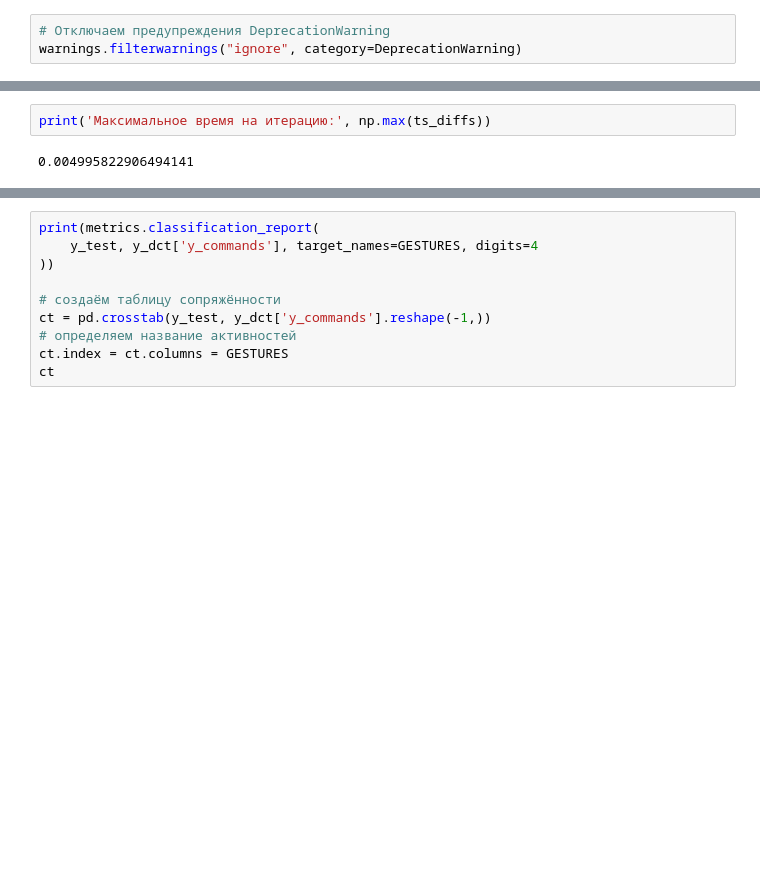
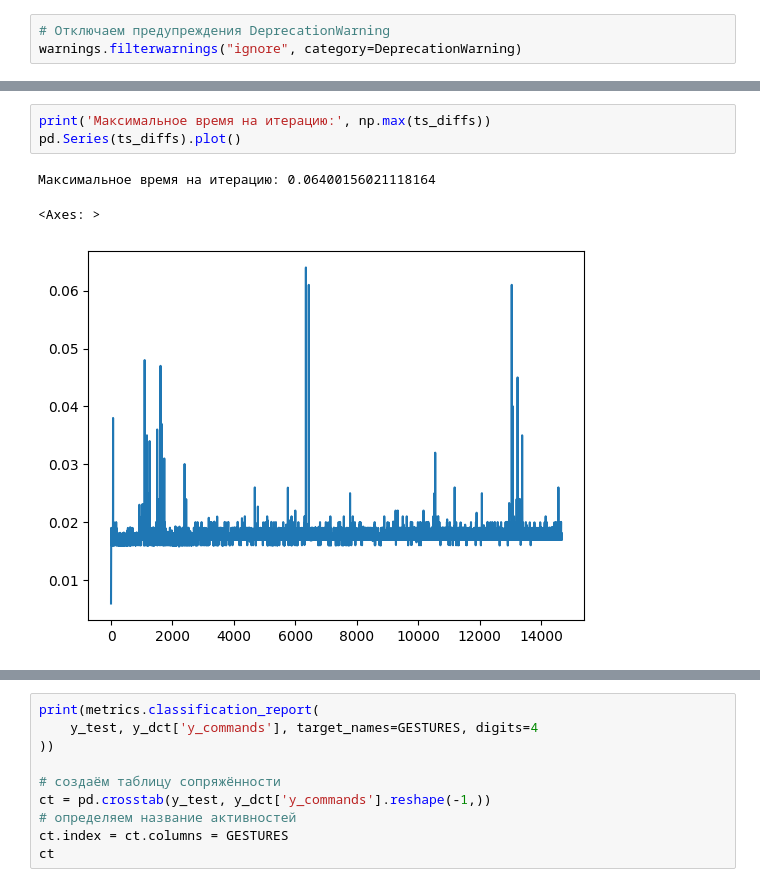
Before and after one commit to khav-i/Work-with-OMG-sensors-data, a Jupyter notebook: general_models.ipynb, the cells around one changed output, grey strips where cells are left out. Drawn from its saved outputs; the diff is of its cells as text; blank space fills up the shorter version.

```diff
--- a/general_models.ipynb
+++ b/general_models.ipynb
@@ -1897,7 +1941,10 @@ while True:
 # %%
 print('Максимальное время на итерацию:', np.max(ts_diffs))
+pd.Series(ts_diffs).plot()
 # %% [output]
-0.004995822906494141
+Максимальное время на итерацию: 0.06400156021118164
+<Axes: >
+[figure, added]
 # %%
 for key, val in y_dct.items():
     # print(f"len({key}) = {len(y_dct[key])}")
```
Also changed, not shown: parts of 23 cells of this notebook.
